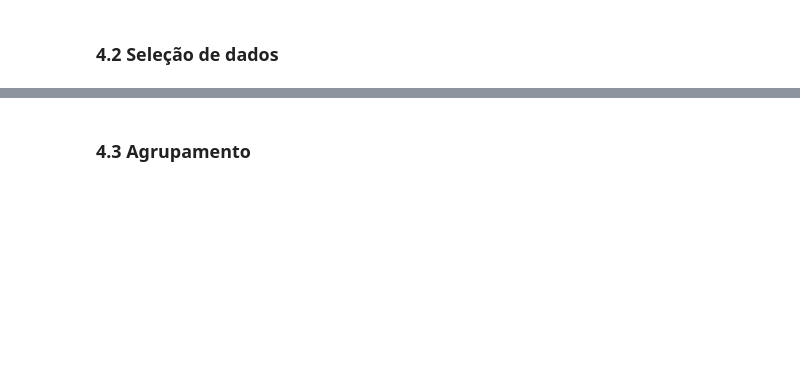
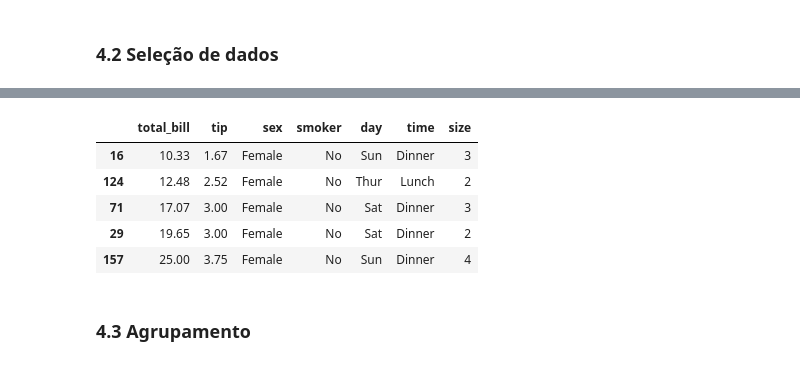
Before and after one commit to brenoslivio/CompVis_ICMC, a Jupyter notebook: Aula_01/Aula_01.ipynb, the cells around one changed output, grey strips where cells are left out. Saved outputs shown, nothing was run; the diff lists cells and outputs as text; code cells hidden in the pictures; blank space fills up the shorter version.

```diff
--- a/Aula_01/Aula_01.ipynb
+++ b/Aula_01/Aula_01.ipynb
@@ -226,2 +392,11 @@ table_MN[2] # Terceira tabela encontrada
+# %%
+tips[(tips["smoker"] == "No") & (tips["sex"] == "Female")].sample(5)
+# %% [output]
+|  | total_bill | tip | sex | smoker | day | time | size |
+| 16 | 10.33 | 1.67 | Female | No | Sun | Dinner | 3 |
+| 124 | 12.48 | 2.52 | Female | No | Thur | Lunch | 2 |
+| 71 | 17.07 | 3.00 | Female | No | Sat | Dinner | 3 |
+| 29 | 19.65 | 3.00 | Female | No | Sat | Dinner | 2 |
+| 157 | 25.00 | 3.75 | Female | No | Sun | Dinner | 4 |
 # %% [markdown]
 ### 4.3 Agrupamento <a name="agrupamento"></a>
```
Also changed, not shown: parts of 24 cells of this notebook.
